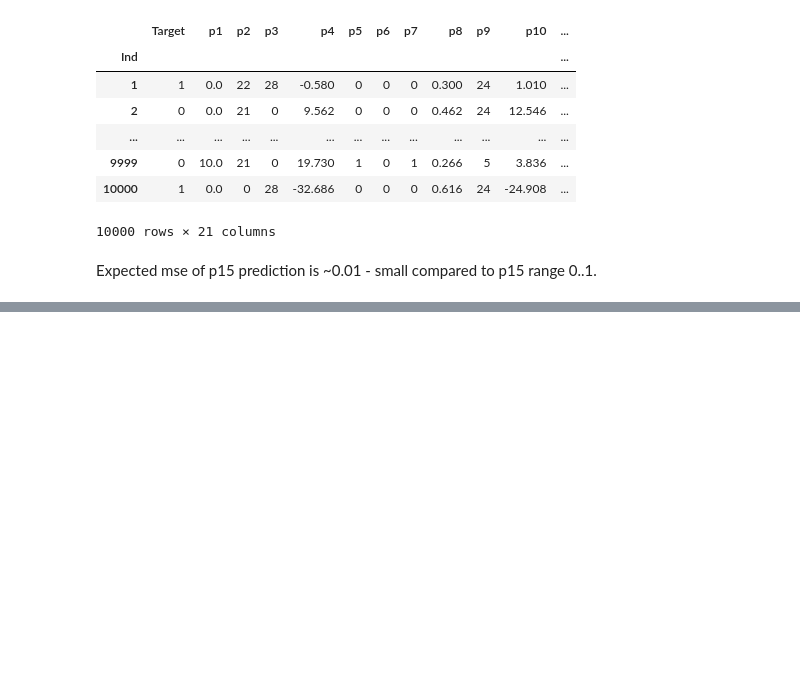
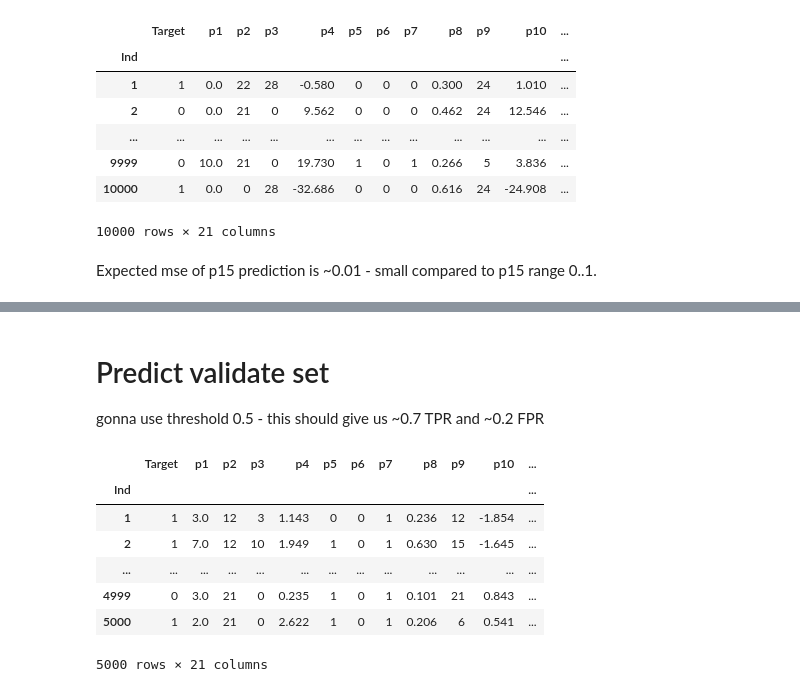
Before and after one commit to anatol-grabowski/test_task_plans_data, a Jupyter notebook: notebooks/task2.ipynb, the cells around one changed output, grey strips where cells are left out. Saved outputs shown, nothing was run; the diff lists cells and outputs as text; code cells hidden in the pictures; blank space fills up the shorter version.

```diff
--- a/notebooks/task2.ipynb
+++ b/notebooks/task2.ipynb
@@ -309,0 +318,28 @@ plt.show()
+# %% [markdown]
+# Predict validate set
+gonna use threshold 0.5 - this should give us ~0.7 TPR and ~0.2 FPR
+# %%
+# impute missing
+predict_data = original_predict_data.copy()
+predict_data['p18'] = imputer_p18.transform(predict_data['p18'].values.reshape(-1, 1))
+predict_data['p19'] = imputer_p19.transform(predict_data['p19'].values.reshape(-1, 1))
+
+topred_p15_x = predict_data.loc[np.isnan(predict_data['p15']), [c for c in predict_data.columns if c != 'Target' and c != 'p15']].values
+topred_p15_y_pred = classif_p15.predict(topred_p15_x)
+predict_data.loc[np.isnan(predict_data['p15']), 'p15'] = topred_p15_y_pred
+
+predict_threshold = 0.5
+topred_x = predict_data.loc[:, 'p1':'p20'].values
+predict_data['Target'] = (classifier.predict(topred_x) > predict_threshold).astype(int)
+
+with pd.option_context('display.max_rows', 5):
+    display(predict_data)
+# %% [output]
+|  | Target | p1 | p2 | p3 | p4 | p5 | p6 | p7 | p8 | p9 | p10 | ... |
+| Ind |  |  |  |  |  |  |  |  |  |  |  | ... |
+| 1 | 1 | 3.0 | 12 | 3 | 1.143 | 0 | 0 | 1 | 0.236 | 12 | -1.854 | ... |
+| 2 | 1 | 7.0 | 12 | 10 | 1.949 | 1 | 0 | 1 | 0.630 | 15 | -1.645 | ... |
+| ... | ... | ... | ... | ... | ... | ... | ... | ... | ... | ... | ... | ... |
+| 4999 | 0 | 3.0 | 21 | 0 | 0.235 | 1 | 0 | 1 | 0.101 | 21 | 0.843 | ... |
+| 5000 | 1 | 2.0 | 21 | 0 | 2.622 | 1 | 0 | 1 | 0.206 | 6 | 0.541 | ... |
+5000 rows × 21 columns
```
Also changed, not shown: parts of 12 cells of this notebook, 3 other files.
